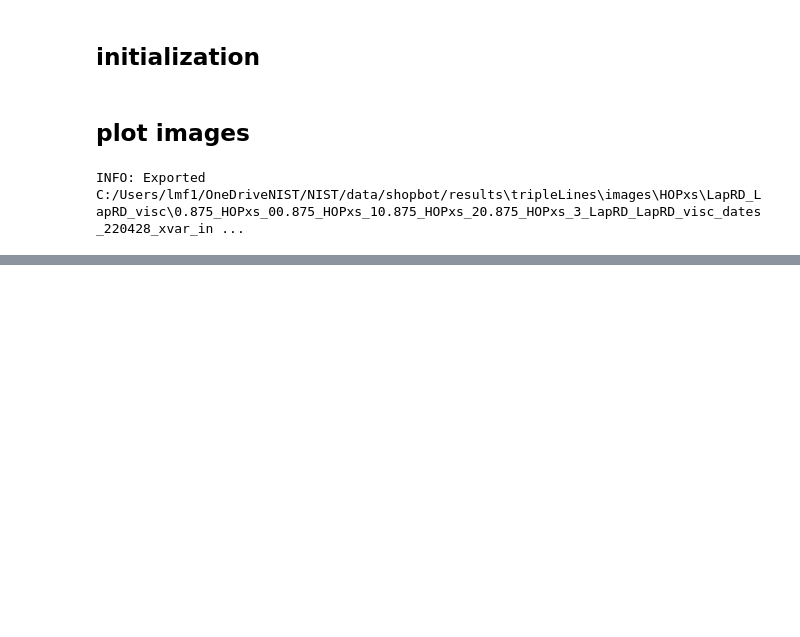
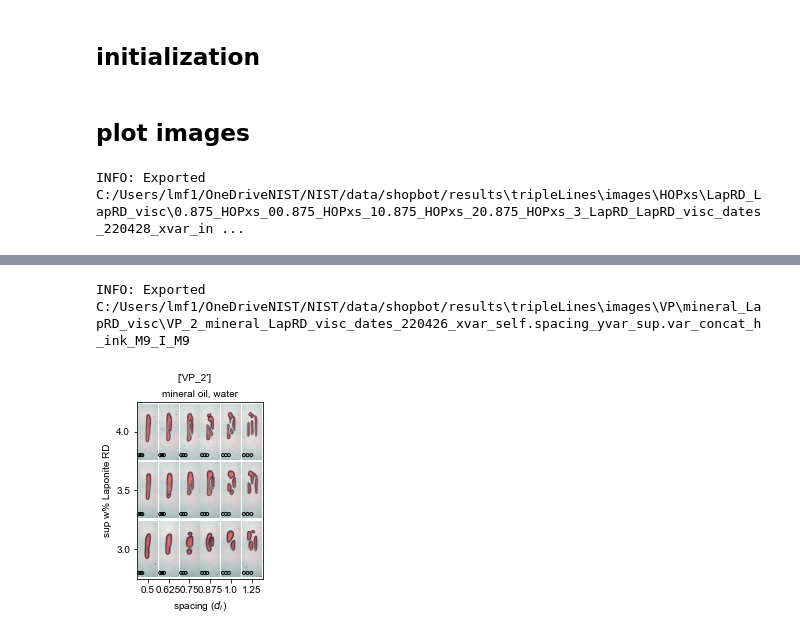
Before and after one commit to usnistgov/embedded3DPvids, a Jupyter notebook: ipynb/tripleLines/pic_stitch_plot.ipynb, the cells around one changed output, grey strips where cells are left out. Saved outputs shown, nothing was run; the diff lists cells and outputs as text; code cells hidden in the pictures; blank space fills up the shorter version.

```diff
--- a/ipynb/tripleLines/pic_stitch_plot.ipynb
+++ b/ipynb/tripleLines/pic_stitch_plot.ipynb
@@ -38,0 +50,3 @@ INFO: Exported C:/Users/lmf1/OneDriveNIST/NIST/data/shopbot/results\tripleLines\
+# %%
+mp2 = multiPlots(os.path.join(cfg.path.server,'tripleLines', 'mineral_LapRD_visc'), IMFOLDER,
+        ['220426'])
@@ -38,0 +58,5 @@ INFO: Exported C:/Users/lmf1/OneDriveNIST/NIST/data/shopbot/results\tripleLines\
+# %%
+mp2.plot('VP', ink='M9', index=[2], overwrite=True, showFig=True)
+# %% [output]
+INFO: Exported C:/Users/lmf1/OneDriveNIST/NIST/data/shopbot/results\tripleLines\images\VP\mineral_LapRD_visc\VP_2_mineral_LapRD_visc_dates_220426_xvar_self.spacing_yvar_sup.var_concat_h_ink_M9_I_M9
+[figure, added]
```
Also changed, not shown: parts of 5 cells of this notebook, 6 other files.
